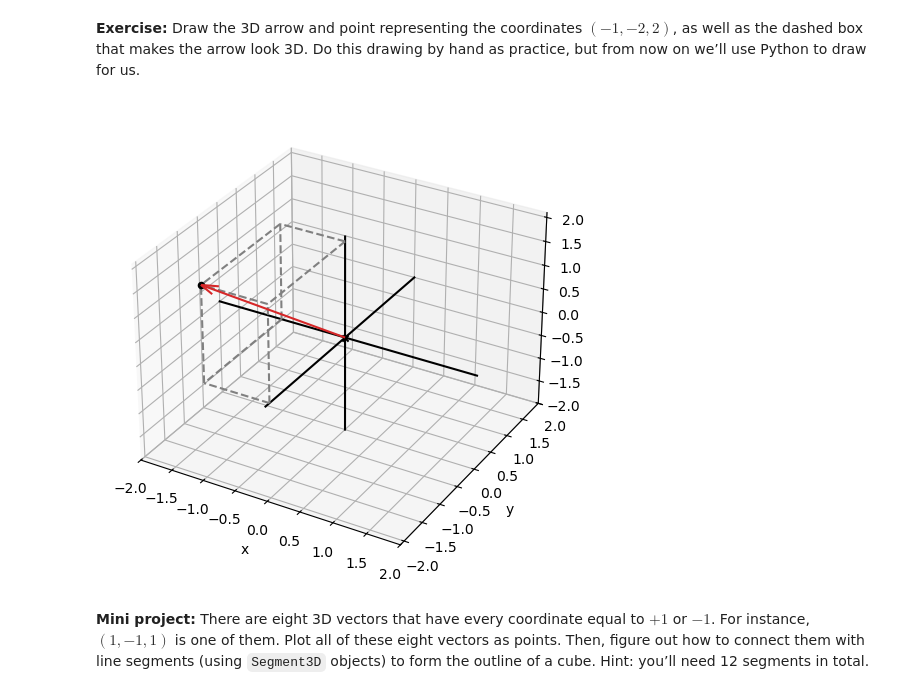
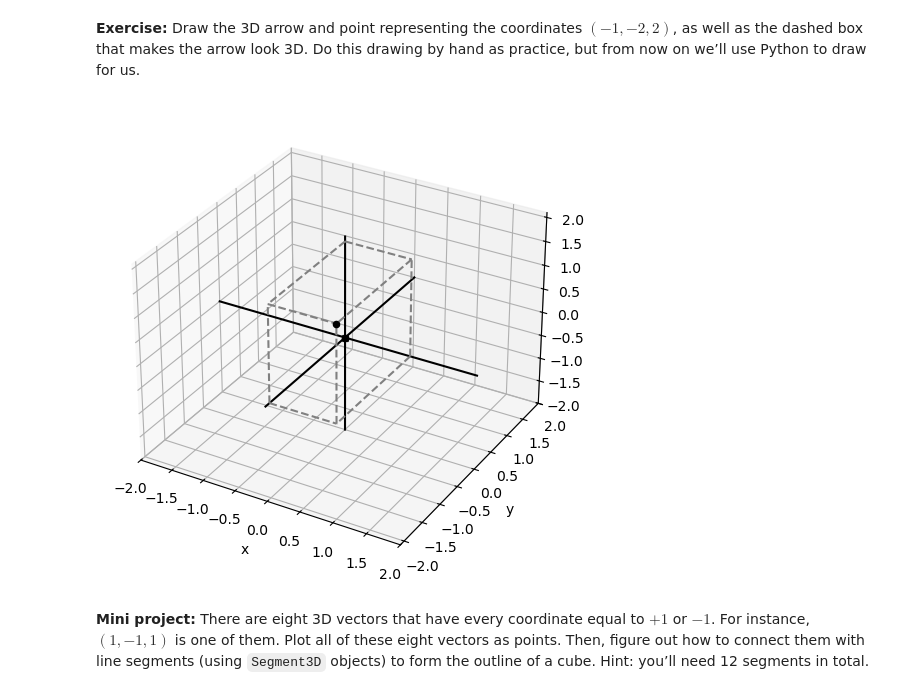
Before and after one commit to aalimian/Math-for-Programmers, a Jupyter notebook: Chapter 03/ch03_walkthrough.ipynb, the cells around one changed output. Cells and saved outputs as stored; diff of their text form; code cells hidden in the pictures.

```diff
--- a/Chapter 03/ch03_walkthrough.ipynb
+++ b/Chapter 03/ch03_walkthrough.ipynb
@@ -53,14 +50,12 @@ draw3d(
 ## Exercises
 # %% [markdown]
 **Exercise:** Draw the 3D arrow and point representing the coordinates $(-1,-2,2)$, as well as the dashed box that makes the arrow look 3D.  Do this drawing by hand as practice, but from now on we’ll use Python to draw for us.
-# %%
-v = (-1,-2,2)
-draw3d(
-    Points3D(v),
-    Arrow3D(v),
-    Box3D(*v)
-)
-# %% [output]
-[figure, removed]
+# %%
+draw3d(
+    Points3D((0,0,0), (1,-2,2)),
+    Box3D(1,-2,2)
+)
+# %% [output]
+[figure, added]
 # %% [markdown]
 **Mini project:** There are eight 3D vectors that have every coordinate equal to $+1$ or $-1$.  For instance, $(1,-1,1)$ is one of them.  Plot all of these eight vectors as points.  Then, figure out how to connect them with line segments (using `Segment3D` objects) to form the outline of a cube.  Hint: you’ll need 12 segments in total.
```
Also changed, not shown: parts of 37 cells of this notebook, 4 other files.
